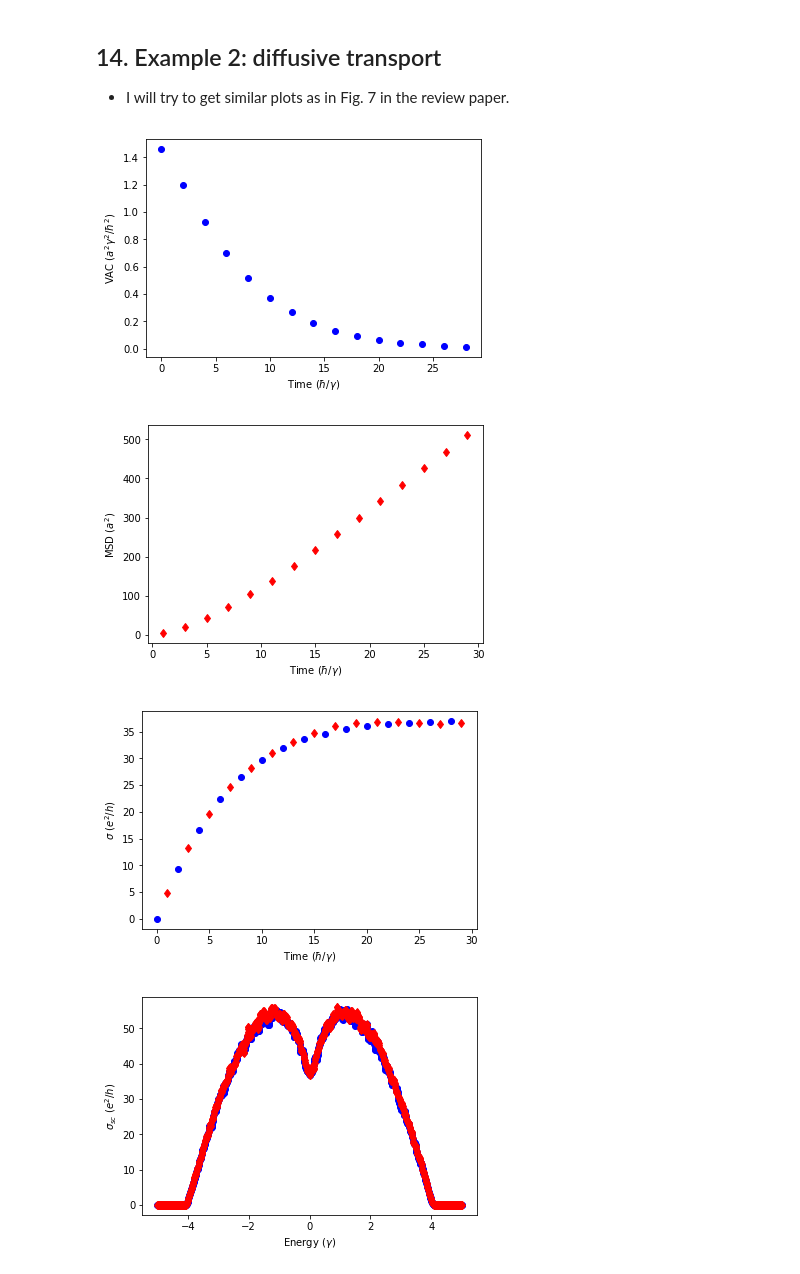
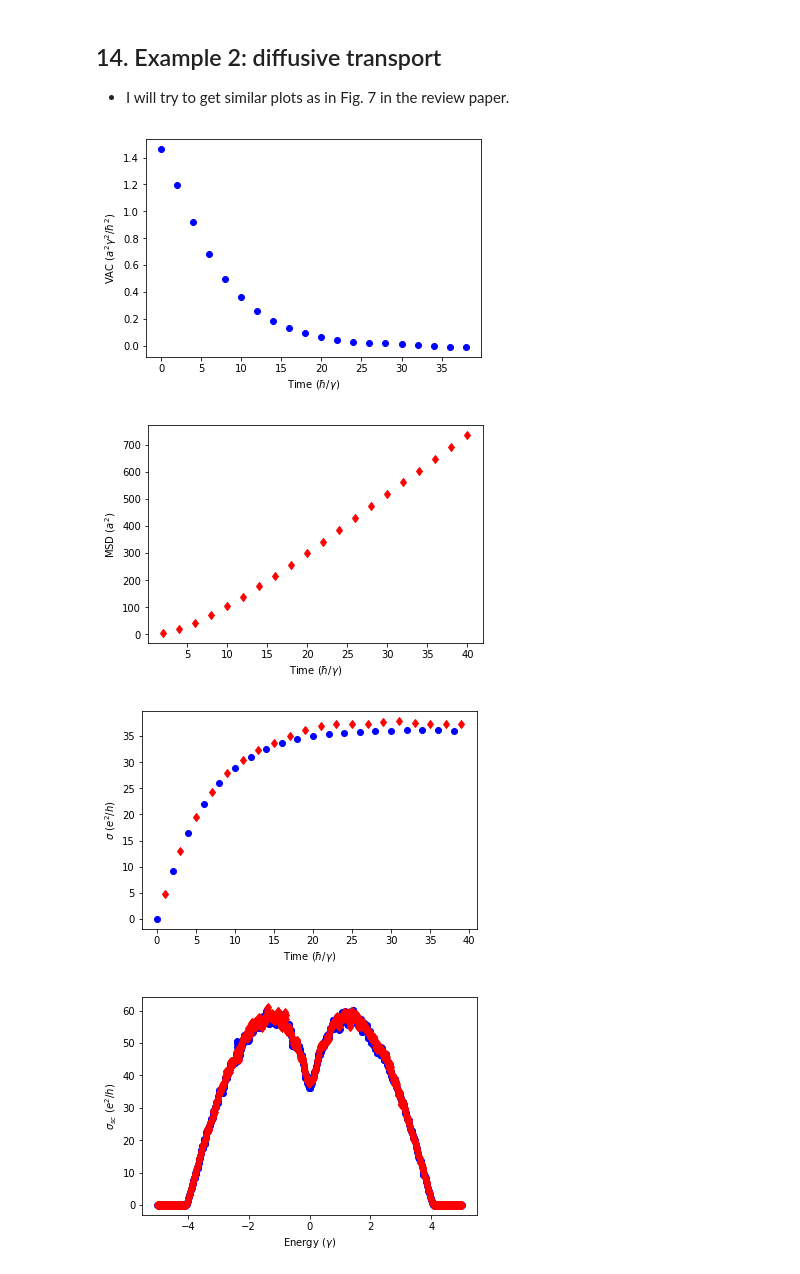
Before and after one commit to brucefan1983/LSQT-Jupyter, a Jupyter notebook: LSQT.ipynb, the cells around one changed output. Saved outputs shown, nothing was run; the diff lists cells and outputs as text; code cells hidden in the pictures.

```diff
--- a/LSQT.ipynb
+++ b/LSQT.ipynb
@@ -408,44 +405,42 @@ W = 1.0                            # disordered
 E_max = 5.1                        # energy scaling factor
 M = 1000                           # number of Chebyshev moments
 E = np.linspace(-5, 5, num = 1001) # energy points
-dt = np.ones(15) * 2.0             # time steps
-t_VAC = np.arange(0.0, 30.0, 2.0)  # time for VAC
-t_MSD = t_VAC + 1.0                # time for MSD
+dt = np.ones(20) * 2.0             # time steps
 
 # (2) Calculate physical quantities
 DOS, VAC, sigma_from_VAC, MSD, sigma_from_MSD = lsqt(Nx, Ny, W, M, E_max, E, dt)
 
 # (3) Get plots similar to those in Fig. 7 in the review paper
 plt.figure
-plt.plot(t_VAC, VAC[:, 501], 'bo')
+plt.plot(np.arange(0.0, 40.0, 2.0), VAC[:, 501], 'bo')
 plt.xlabel('Time ($\hbar/\gamma$)')
 plt.ylabel('VAC ($a^2\gamma^2/\hbar^2$)')
 plt.show()
 
 plt.figure
-plt.plot(t_MSD, MSD[:, 501], 'rd')
+plt.plot(np.arange(2.0, 42.0, 2.0), MSD[:, 501], 'rd')
 plt.xlabel('Time ($\hbar/\gamma$)')
 plt.ylabel('MSD ($a^2$)')
 plt.show()
 
 plt.figure
-plt.plot(t_VAC, sigma_from_VAC[:, 501], 'bo')
-plt.plot(t_MSD, sigma_from_MSD[:, 501], 'rd')
+plt.plot(np.arange(0.0, 40.0, 2.0), sigma_from_VAC[:, 501], 'bo')
+plt.plot(np.arange(1.0, 41.0, 2.0), sigma_from_MSD[:, 501], 'rd')
 plt.xlabel('Time ($\hbar/\gamma$)')
 plt.ylabel('$\sigma$ ($e^2/h$)')
 plt.show()
 
 plt.figure
 plt.plot(E, np.amax(sigma_from_VAC, axis=0), 'bo')
 plt.plot(E, np.amax(sigma_from_MSD, axis=0), 'rd')
 plt.xlabel('Energy ($\gamma$)')
 plt.ylabel('$\sigma_{sc}$ ($e^2/h$)')
 plt.show()
 # %% [output]
-[figure, old version]
+[figure, new version]
-[figure, old version]
+[figure, new version]
-[figure, old version]
+[figure, new version]
-[figure, old version]
+[figure, new version]
 # %% [markdown]
 ## 15. Summary
 * I have presented a Python 3 code which can help to understand some of the methods in the review paper.
```
Also changed, not shown: parts of 2 cells of this notebook.
